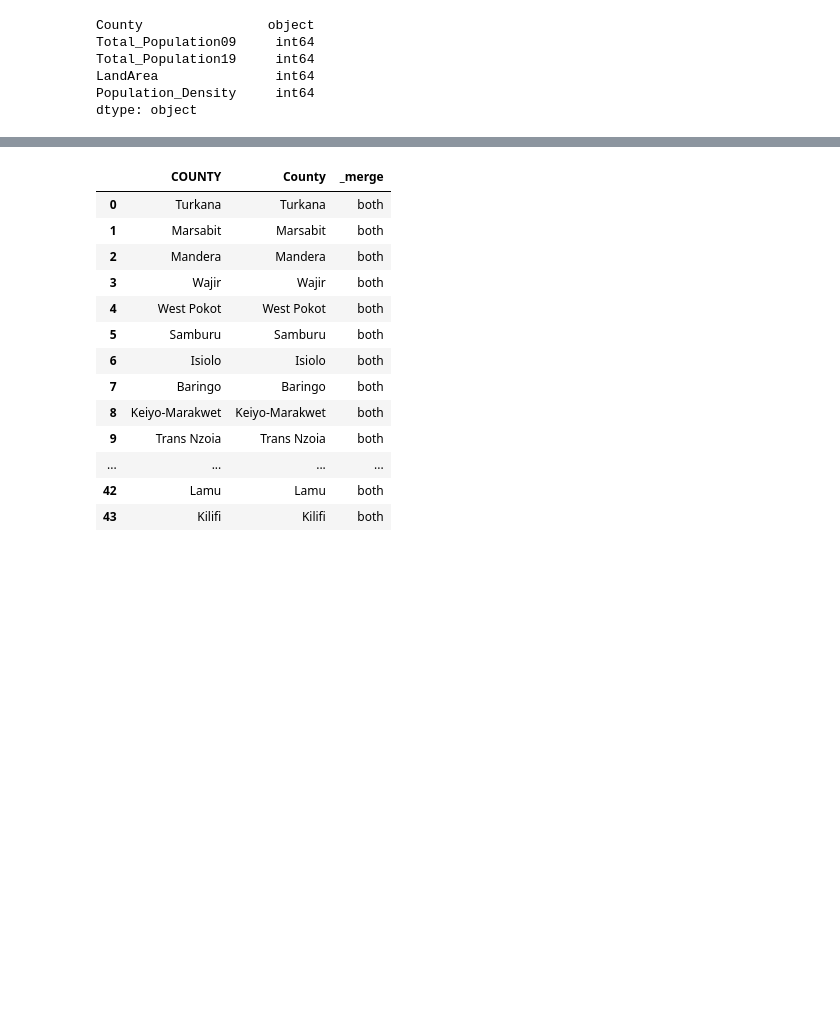
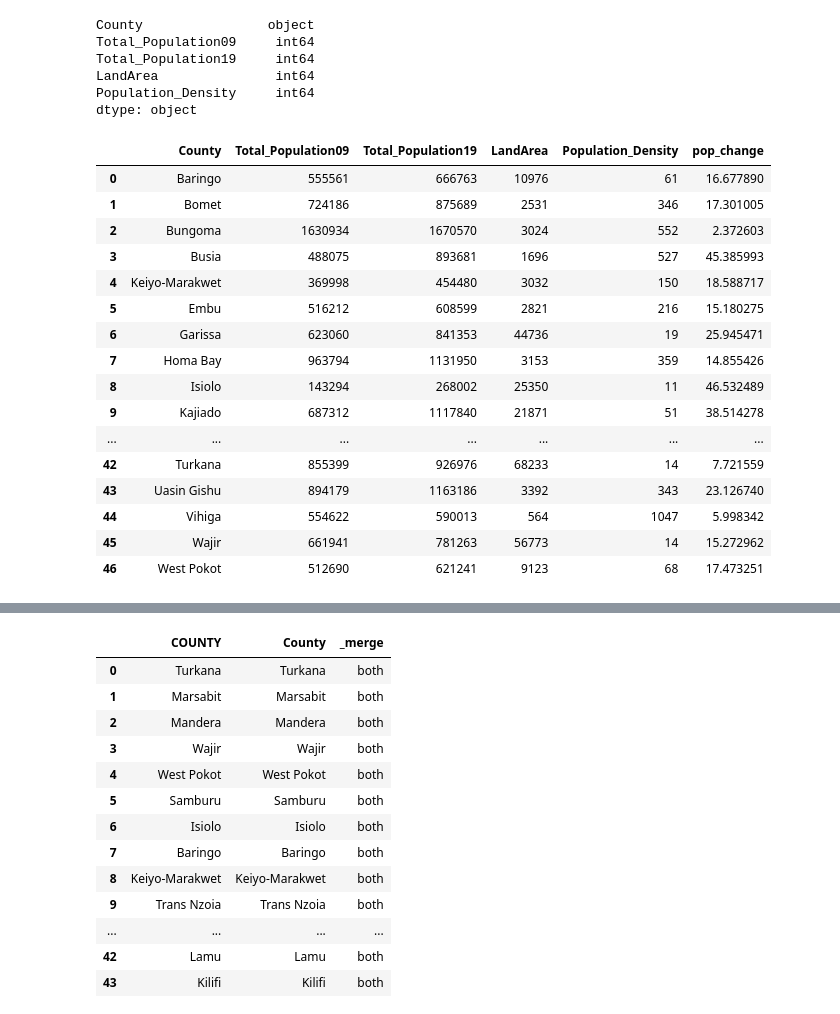
Before and after one commit to Brian13Noble/Geographical-Information-Systems-Projects, a Jupyter notebook: ps2.ipynb, the cells around one changed output, grey strips where cells are left out. Saved outputs shown, nothing was run; the diff lists cells and outputs as text; code cells hidden in the pictures; blank space fills up the shorter version.

```diff
--- a/ps2.ipynb
+++ b/ps2.ipynb
@@ -186,6 +215,6 @@ Pop_change                  object
 Intersex population 2019     int64
 dtype: object
 # %%
-kenya_pop.rename(columns={'Population in 2009': 'Total_Population09'}, inplace=True)
-kenya_pop.rename(columns={'Population Density': 'Population_Density'}, inplace=True)
+kenya_popul.rename(columns={'Population in 2009': 'Total_Population09'}, inplace=True)
+kenya_popul.rename(columns={'Population Density': 'Population_Density'}, inplace=True)
 # %%
@@ -200,12 +229,12 @@ Index(['County', 'Total_Population19', 'Male populatio 2019',
       dtype='object')
 # %%
 #Focus on important population variables
-kenya_pop= kenya_pop[['County','Total_Population09', 'Total_Population19','LandArea','Population_Density']]
-kenya_pop= kenya_pop.iloc[0:,:]
-#kenya_pop
+kenya_popul= kenya_popul[['County','Total_Population09', 'Total_Population19','LandArea','Population_Density']]
+kenya_popul= kenya_popul.iloc[0:,:]
+#kenya_popul
 # %%
-kenya_pop['Total_Population19'] = kenya_pop['Total_Population19'].str.replace(',', '').astype('int')
-kenya_pop['LandArea'] = kenya_pop['LandArea'].str.replace(',', '').astype('int')
-kenya_pop['Total_Population09'] = kenya_pop['Total_Population09'].str.replace(',', '').astype('int')
-kenya_pop['Population_Density'] = kenya_pop['Population_Density'].str.replace(',', '').astype('int')
+kenya_popul['Total_Population19'] = kenya_popul['Total_Population19'].str.replace(',', '').astype('int')
+kenya_popul['LandArea'] = kenya_popul['LandArea'].str.replace(',', '').astype('int')
+kenya_popul['Total_Population09'] = kenya_popul['Total_Population09'].str.replace(',', '').astype('int')
+kenya_popul['Population_Density'] = kenya_popul['Population_Density'].str.replace(',', '').astype('int')
 # %%
@@ -218,4 +247,4 @@ LandArea               int64
 Population_Density     int64
 dtype: object
 # %%
-kenya_pop['pop_change'] = (kenya_pop['Total_Population19'] - kenya_pop['Total_Population09'])  / kenya_pop['Total_Population19'] * 100
+kenya_popul['pop_change'] = (kenya_popul['Total_Population19'] - kenya_popul['Total_Population09'])  / kenya_popul['Total_Population19'] * 100
@@ -224 +251,21 @@ kenya_pop['pop_change'] = (kenya_pop['Total_Population19'] - kenya_pop['Total_Po
+# %%
+kenya_popul
+# %% [output]
+|  | County | Total_Population09 | Total_Population19 | LandArea | Population_Density | pop_change |
+| 0 | Baringo | 555561 | 666763 | 10976 | 61 | 16.677890 |
+| 1 | Bomet | 724186 | 875689 | 2531 | 346 | 17.301005 |
+| 2 | Bungoma | 1630934 | 1670570 | 3024 | 552 | 2.372603 |
+| 3 | Busia | 488075 | 893681 | 1696 | 527 | 45.385993 |
+| 4 | Keiyo-Marakwet | 369998 | 454480 | 3032 | 150 | 18.588717 |
+| 5 | Embu | 516212 | 608599 | 2821 | 216 | 15.180275 |
+| 6 | Garissa | 623060 | 841353 | 44736 | 19 | 25.945471 |
+| 7 | Homa Bay | 963794 | 1131950 | 3153 | 359 | 14.855426 |
+| 8 | Isiolo | 143294 | 268002 | 25350 | 11 | 46.532489 |
+| 9 | Kajiado | 687312 | 1117840 | 21871 | 51 | 38.514278 |
+| ... | ... | ... | ... | ... | ... | ... |
+| 42 | Turkana | 855399 | 926976 | 68233 | 14 | 7.721559 |
+| 43 | Uasin Gishu | 894179 | 1163186 | 3392 | 343 | 23.126740 |
+| 44 | Vihiga | 554622 | 590013 | 564 | 1047 | 5.998342 |
+| 45 | Wajir | 661941 | 781263 | 56773 | 14 | 15.272962 |
+| 46 | West Pokot | 512690 | 621241 | 9123 | 68 | 17.473251 |
 # %%
```
Also changed, not shown: parts of 26 cells of this notebook.
